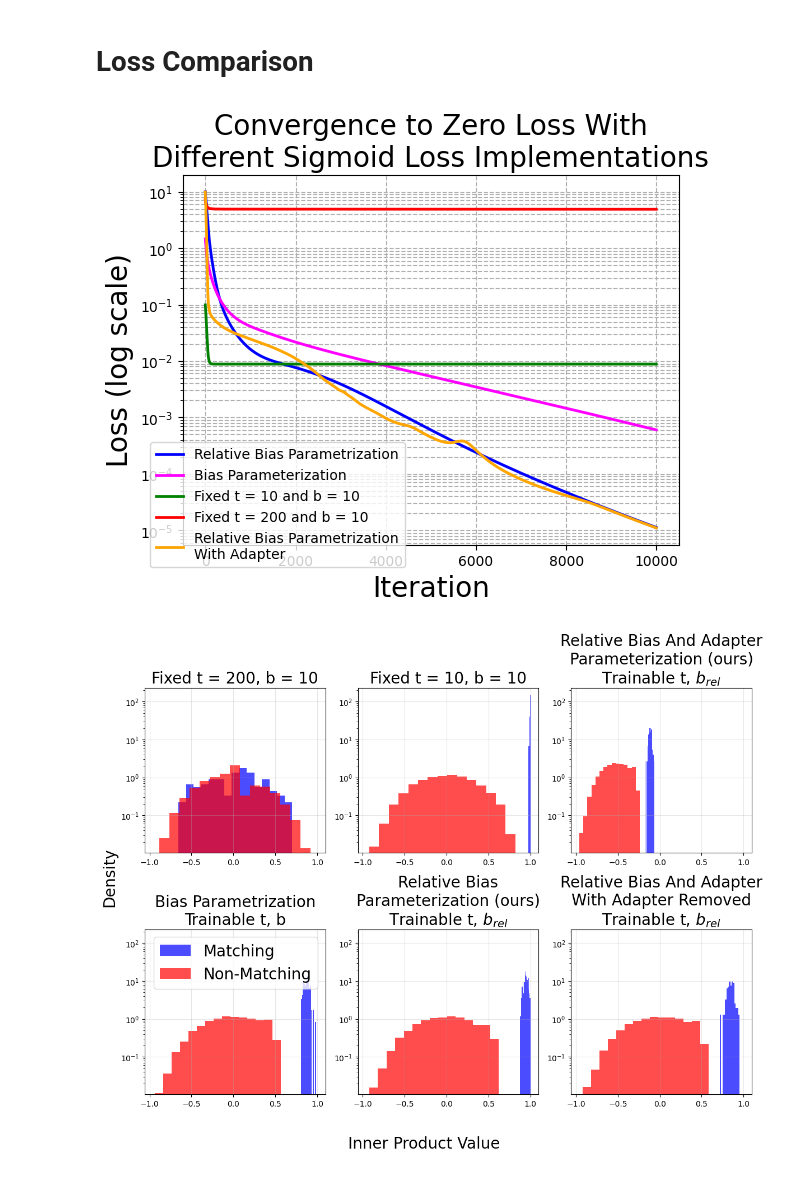
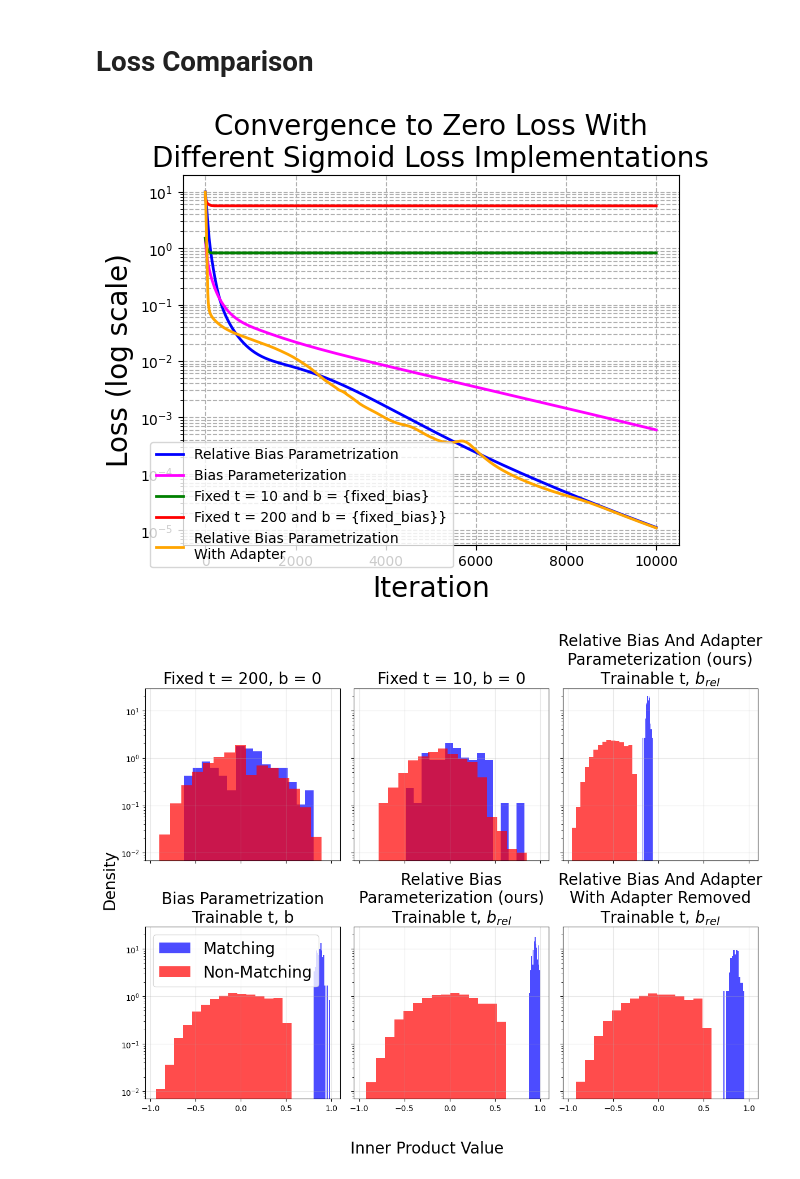
Before and after one commit to BangachevKiril/RepresentationLearningTheory, a Jupyter notebook: SigLIP/FrozenModalityExperiments.ipynb, the cells around one changed output. Cells and saved outputs as stored; diff of their text form; code cells hidden in the pictures.

Commit message:
Fixed diagram

```diff
--- a/SigLIP/FrozenModalityExperiments.ipynb
+++ b/SigLIP/FrozenModalityExperiments.ipynb
@@ -24,6 +21,8 @@ device_str = 'cuda' if torch.cuda.is_available() else 'cpu'
 
 
 initial_temperature = 10.0
+initial_relative_bias = -1.0
+fixed_bias = 0
 fixed_bias = 0
 initial_x= 0.5
 
@@ -158,7 +157,7 @@ Final Bias Value: 16.4450
 # %%
 print(f"Using device: {device_str}")
 print(f"Running experiment with: n_classes={n_classes}, dim={dim}, n_epochs={n_epochs}")
-print(f"Loss params: temperature={initial_temperature}, relative_bias={initial_relative_bias}, trainable_bias={bias_is_trainable}")
+print(f"Loss params: temperature={initial_temperature}, relative_bias={initial_relative_bias}, trainable_bias={False}")
 
 experiment = SigLIPExperiment(
     n_classes=n_classes,
@@ -170,7 +169,7 @@ experiment = SigLIPExperiment(
 )
 
 U_final_b_low, V_final_b_low, criterion_final, no_adapter_losses_history_non_rb_fixed_low = experiment.train(
-    bias=fixed_relative_bias,
+    bias=fixed_bias,
     temperature=initial_temperature,
     trainable_bias=False,
     trainable_temp=False,
@@ -192,7 +197,7 @@ NameError: name 'fixed_relative_bias' is not defined
 # %%
 print(f"Using device: {device_str}")
 print(f"Running experiment with: n_classes={n_classes}, dim={dim}, n_epochs={n_epochs}")
-print(f"Loss params: temperature={initial_temperature}, relative_bias={initial_relative_bias}, trainable_bias={bias_is_trainable}")
+print(f"Loss params: temperature={initial_temperature}, relative_bias={initial_relative_bias}, trainable_bias={True}")
 
 experiment = SigLIPExperiment(
     n_classes=n_classes,
@@ -204,7 +209,7 @@ experiment = SigLIPExperiment(
 )
 
 U_final_b_high, V_final_b_high, criterion_final, no_adapter_losses_history_non_rb_fixed_high = experiment.train(
-    bias=fixed_relative_bias,
+    bias=fixed_bias,
     temperature=200,
     trainable_bias=False,
     trainable_temp=False,
@@ -254,13 +259,12 @@ plt.savefig('logs/frozen_loss_comparison_.png',dpi =300,  bbox_inches='tight')
 # Show the plot
 plt.show()
 # %% [output]
-[figure, old version]
+[figure, new version]
 # %%
 fig = plt.figure(figsize=(12,10))
 
 # 1st diagram in top‐left
 ax1 = plt.subplot(2, 3, 5)
-# … your code for cell A, but drop plt.xlabel/plt.ylabel …
 inner_products = torch.matmul(U_final_rb, V_final_rb.t())
 matching_pairs   = torch.diag(inner_products).detach().numpy()
 non_matching_pairs = inner_products[~torch.eye(n_classes, dtype=bool, device=device_str)].detach().numpy()
@@ -268,11 +272,10 @@ ax1.hist(matching_pairs,    bins=15, alpha=0.7,     density=True, log=True, colo
 ax1.hist(non_matching_pairs, bins=15, alpha=0.7, density=True, log=True, color = 'red')
 ax1.set_title('Relative Bias\nParameterization (ours)\nTrainable t, $b_{rel}$', fontsize=20)
 ax1.grid(True, alpha=0.3)
-
+ax1.tick_params(labelleft=False)
 
 # 3rd diagram in bottom‐left
 ax2 = plt.subplot(2, 3, 4, sharex=ax1, sharey=ax1)
-# … code for cell C …
 inner_products = torch.matmul(U_final_b, V_final_b.t())
 matching_pairs   = torch.diag(inner_products).detach().numpy()
 non_matching_pairs = inner_products[~torch.eye(n_classes, dtype=bool, device=device_str)].detach().numpy()
@@ -281,55 +284,57 @@ ax2.hist(non_matching_pairs, bins=15, alpha=0.7,label='Non-Matching',  density=T
 ax2.set_title('Bias Parametrization\nTrainable t, b', fontsize=20)
 ax2.grid(True, alpha=0.3)
 ax2.legend(fontsize=20)
+
 # 4th diagram in bottom‐right
 ax3= plt.subplot(2, 3, 2, sharex=ax1, sharey=ax1)
-# … code for cell D …
 inner_products = torch.matmul(U_final_b_low, V_final_b_low.t())
 matching_pairs   = torch.diag(inner_products).detach().numpy()
 non_matching_pairs = inner_products[~torch.eye(n_classes, dtype=bool, device=device_str)].detach().numpy()
 ax3.hist(matching_pairs,    bins=15, alpha=0.7, density=True, log=True,color = 'blue')
 ax3.hist(non_matching_pairs, bins=15, alpha=0.7, density=True, log=True, color = 'red')
-ax3.set_title('\nFixed t = 10, b = {fixed_bias}', fontsize=20)
+ax3.set_title(f'\nFixed t = 10, b = {fixed_bias}', fontsize=20)
 ax3.grid(True, alpha=0.3)
+ax3.tick_params(labelleft=False)
 
 ax4 = plt.subplot(2, 3, 1, sharex=ax1, sharey=ax1)
-# … code for cell D …
 inner_products = torch.matmul(U_final_b_high, V_final_b_high.t())
 matching_pairs   = torch.diag(inner_products).detach().numpy()
 non_matching_pairs = inner_products[~torch.eye(n_classes, dtype=bool, device=device_str)].detach().numpy()
 ax4.hist(matching_pairs,    bins=15, alpha=0.7, density=True, log=True,color = "blue")
 ax4.hist(non_matching_pairs, bins=15, alpha=0.7, density=True, log=True, color = "red")
-ax4.set_title('\nFixed t = 200, b = {fixed_bias}', fontsize=20)
+ax4.set_title(f'\nFixed t = 200, b = {fixed_bias}', fontsize=20)
 ax4.grid(True, alpha=0.3)
 
-ax4 = plt.subplot(2, 3, 3, sharex=ax1, sharey=ax1)
-# … code for cell D …
+ax5 = plt.subplot(2, 3, 3, sharex=ax1, sharey=ax1)
 inner_products = torch.matmul(U_final_rb_a, V_final_rb_a.t())
 matching_pairs   = torch.diag(inner_products).detach().numpy()
 non_matching_pairs = inner_products[~torch.eye(n_classes, dtype=bool, device=device_str)].detach().numpy()
-ax4.hist(matching_pairs,    bins=15, alpha=0.7, density=True, log=True,color = "blue")
-ax4.hist(non_matching_pairs, bins=15, alpha=0.7, density=True, log=True, color = "red")
-ax4.set_title('Relative Bias And Adapter\nParameterization (ours)\nTrainable t, $b_{rel}$', fontsize=20)
-ax4.grid(True, alpha=0.3)
+ax5.hist(matching_pairs,    bins=15, alpha=0.7, density=True, log=True,color = "blue")
+ax5.hist(non_matching_pairs, bins=15, alpha=0.7, density=True, log=True, color = "red")
+ax5.set_title('Relative Bias And Adapter\nParameterization (ours)\nTrainable t, $b_{rel}$', fontsize=20)
+ax5.grid(True, alpha=0.3)
+ax5.tick_params(labelleft=False)
 
-ax4 = plt.subplot(2, 3, 6, sharex=ax1, sharey=ax1)
-# … code for cell D …
+ax6 = plt.subplot(2, 3, 6, sharex=ax1, sharey=ax1)
 inner_products = torch.matmul(U_final_rb_a[:,:-1], V_final_rb_a[:,:-1].t())/((torch.sigmoid(x_final).item())**2)
 matching_pairs   = torch.diag(inner_products).detach().numpy()
 non_matching_pairs = inner_products[~torch.eye(n_classes, dtype=bool, device=device_str)].detach().numpy()
-ax4.hist(matching_pairs,    bins=15, alpha=0.7, density=True, log=True,color = "blue")
-ax4.hist(non_matching_pairs, bins=15, alpha=0.7, density=True, log=True, color = "red")
-ax4.set_title('Relative Bias And Adapter\nWith Adapter Removed\nTrainable t, $b_{rel}$', fontsize=20)
-ax4.grid(True, alpha=0.3)
+ax6.hist(matching_pairs,    bins=15, alpha=0.7, density=True, log=True,color = "blue")
+ax6.hist(non_matching_pairs, bins=15, alpha=0.7, density=True, log=True, color = "red")
+ax6.set_title('Relative Bias And Adapter\nWith Adapter Removed\nTrainable t, $b_{rel}$', fontsize=20)
+ax6.grid(True, alpha=0.3)
+ax6.tick_params(labelleft=False)
 
-# Hide x-tick labels on top row, and y-tick labels on right column
+# Hide x-tick labels on top row
+for ax in [ax5, ax3, ax4]:
+    ax.tick_params(labelbottom=False)
 
 # Global X and Y labels
 fig.supxlabel('Inner Product Value', fontsize=20)
 fig.supylabel('Density',             fontsize=20)
 
 plt.tight_layout(rect=[0, 0.03, 1, 0.95])
 plt.savefig('logs/frozenmodalities_ip_separation_.png', dpi=300, bbox_inches='tight')
 plt.show()
 # %% [output]
-[figure, old version]
+[figure, new version]
```
Also changed, not shown: parts of 6 cells of this notebook.
